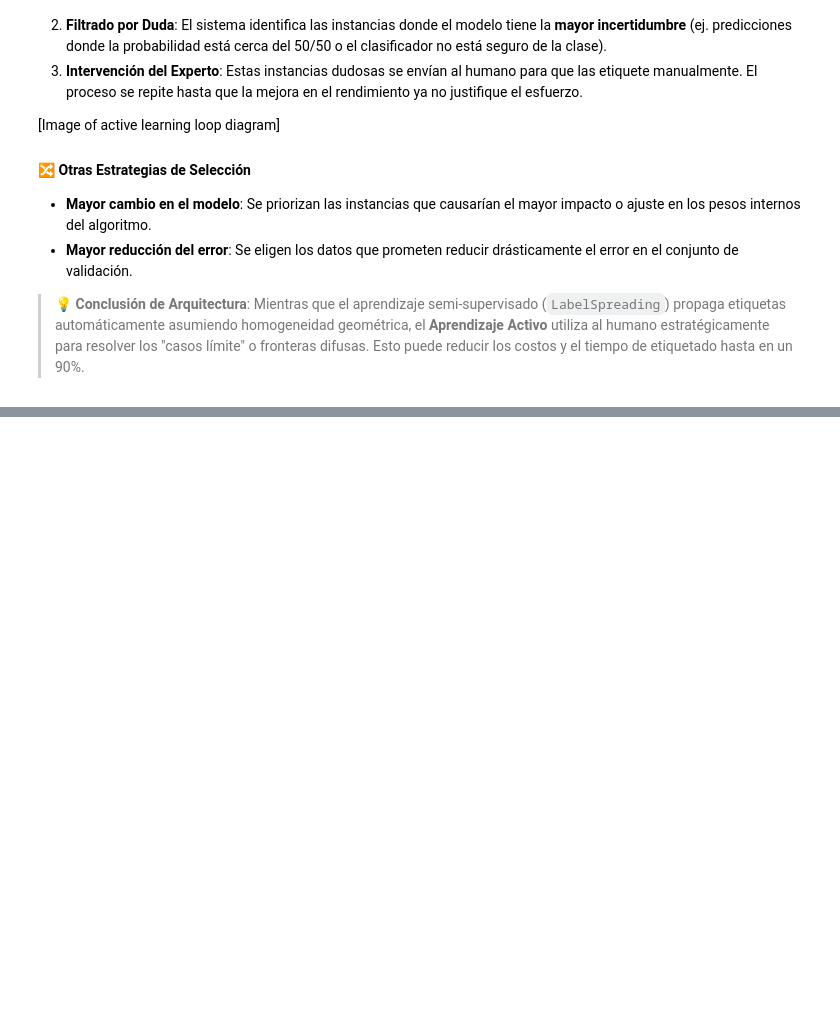
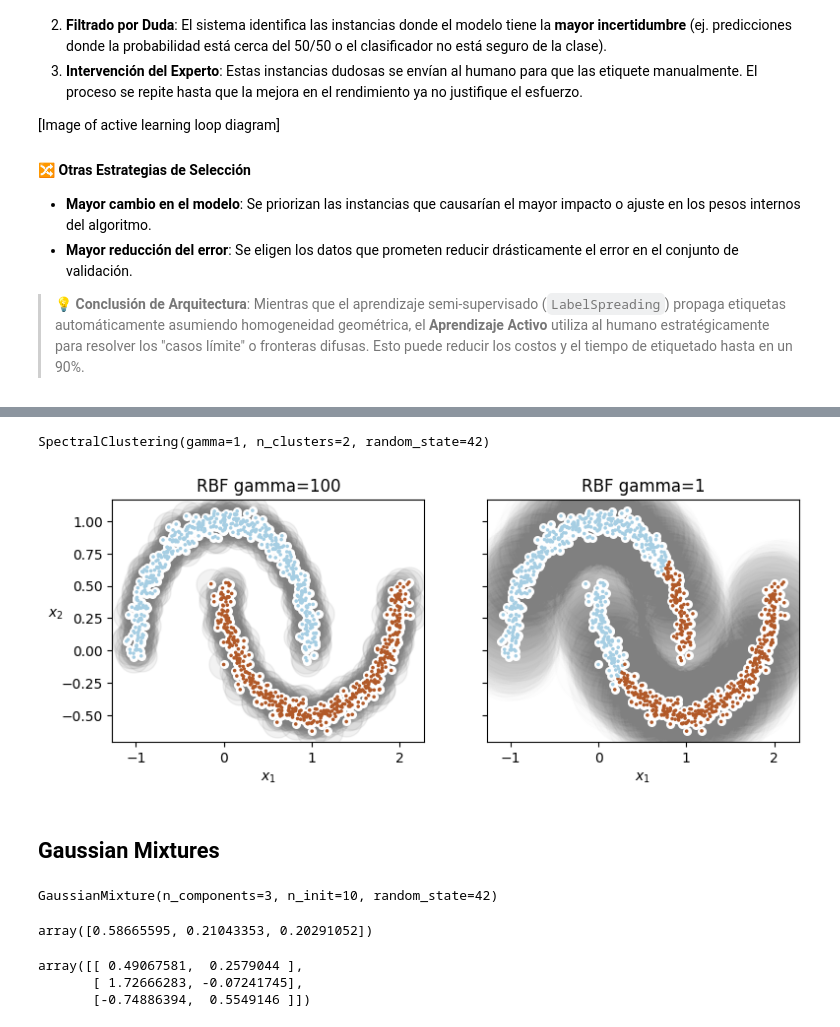
Before and after one commit to Sechi42/homl-study, a Jupyter notebook: 08_unsupervised_learning/08_unsupervised_learning.ipynb, the cells around one changed output, grey strips where cells are left out. Cells and saved outputs as stored; diff of their text form; code cells hidden in the pictures; blank space fills up the shorter version.

```diff
--- a/08_unsupervised_learning/08_unsupervised_learning.ipynb
+++ b/08_unsupervised_learning/08_unsupervised_learning.ipynb
@@ -770,0 +891,3 @@ Es la estrategia más común y funciona como un ciclo iterativo de 3 pasos:
+# %%
+sc1 = SpectralClustering(n_clusters=2, gamma=100, random_state=42)
+sc1.fit(X)
@@ -770,0 +906,51 @@ Es la estrategia más común y funciona como un ciclo iterativo de 3 pasos:
+# %%
+sc2 = SpectralClustering(n_clusters=2, gamma=1, random_state=42)
+sc2.fit(X)
+# %% [output]
+SpectralClustering(gamma=1, n_clusters=2, random_state=42)
+# %%
+def plot_spectral_clustering(sc, X, size, alpha, show_xlabels=True,
+                             show_ylabels=True):
+    plt.scatter(X[:, 0], X[:, 1], marker='o', s=size, c='gray', alpha=alpha)
+    plt.scatter(X[:, 0], X[:, 1], marker='o', s=30, c='w')
+    plt.scatter(X[:, 0], X[:, 1], marker='.', s=10, c=sc.labels_, cmap="Paired")
+
+    if show_xlabels:
+        plt.xlabel("$x_1$")
+    else:
+        plt.tick_params(labelbottom=False)
+    if show_ylabels:
+        plt.ylabel("$x_2$", rotation=0)
+    else:
+        plt.tick_params(labelleft=False)
+    plt.title(f"RBF gamma={sc.gamma}")
+# %%
+plt.figure(figsize=(9, 3.2))
+
+plt.subplot(121)
+plot_spectral_clustering(sc1, X, size=500, alpha=0.1)
+
+plt.subplot(122)
+plot_spectral_clustering(sc2, X, size=4000, alpha=0.01, show_ylabels=False)
+
+plt.show()
+# %% [output]
+[figure, added]
+# %% [markdown]
+## Gaussian Mixtures
+# %%
+from sklearn.mixture import GaussianMixture
+gm = GaussianMixture(n_components=3, n_init=10, random_state=42)
+gm.fit(X)
+# %% [output]
+GaussianMixture(n_components=3, n_init=10, random_state=42)
+# %%
+gm.weights_
+# %% [output]
+array([0.58665595, 0.21043353, 0.20291052])
+# %%
+gm.means_
+# %% [output]
+array([[ 0.49067581,  0.2579044 ],
+       [ 1.72666283, -0.07241745],
+       [-0.74886394,  0.5549146 ]])
```
Also changed, not shown: parts of 26 cells of this notebook.
